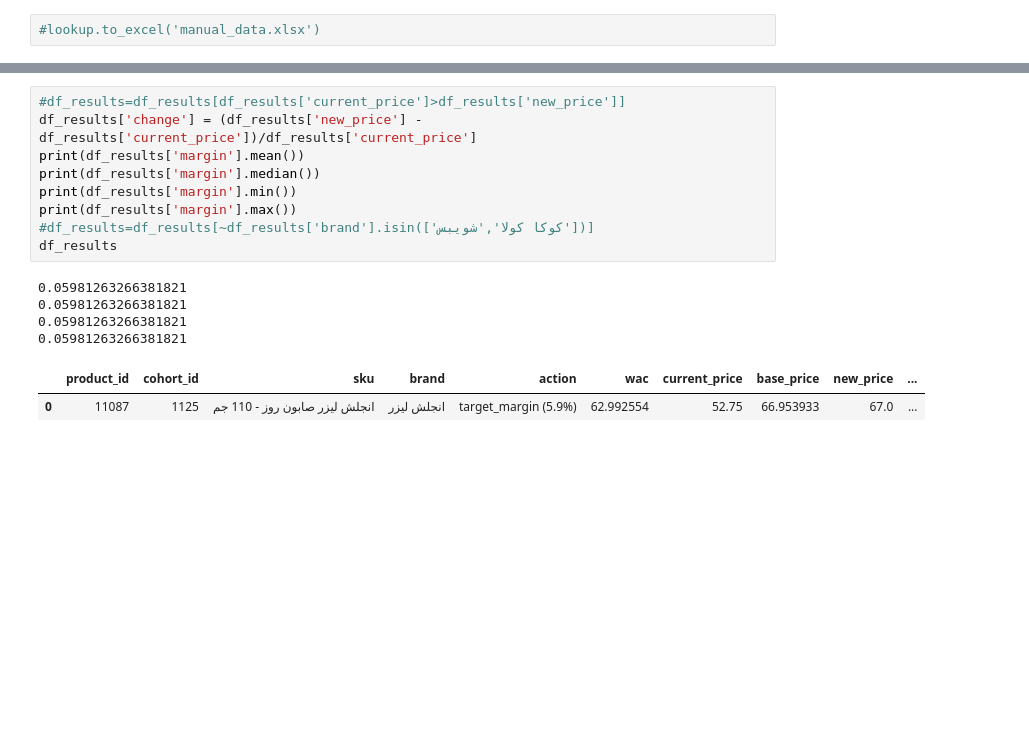
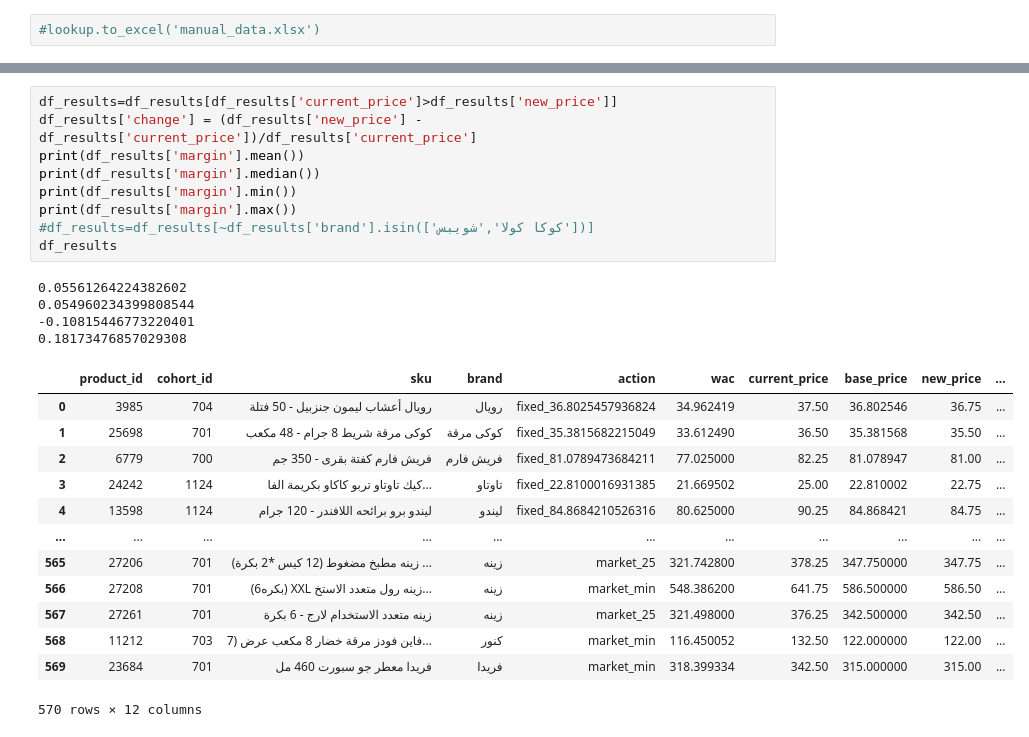
Before and after one commit to Maxab-Growth/Mustafa, a Jupyter notebook: manual_price_push.ipynb, the cells around one changed output, grey strips where cells are left out. Saved outputs shown, nothing was run; the diff lists cells and outputs as text; blank space fills up the shorter version.

```diff
--- a/manual_price_push.ipynb
+++ b/manual_price_push.ipynb
@@ -415,19 +993,30 @@ Results: 1 OK across 1 products × cohorts, 0 errors/skipped
 # %%
-#df_results=df_results[df_results['current_price']>df_results['new_price']]
+df_results=df_results[df_results['current_price']>df_results['new_price']]
 df_results['change'] = (df_results['new_price'] - df_results['current_price'])/df_results['current_price']
 print(df_results['margin'].mean())
 print(df_results['margin'].median())
 print(df_results['margin'].min())
 print(df_results['margin'].max())
 #df_results=df_results[~df_results['brand'].isin(['كوكا كولا','شويبس'])]
 df_results
 # %% [output]
-0.05981263266381821
-0.05981263266381821
-0.05981263266381821
-0.05981263266381821
+0.05561264224382602
+0.054960234399808544
+-0.10815446773220401
+0.18173476857029308
 |  | product_id | cohort_id | sku | brand | action | wac | current_price | base_price | new_price | ... |
-| 0 | 11087 | 1125 | انجلش ليزر صابون روز - 110 جم | انجلش ليزر | target_margin (5.9%) | 62.992554 | 52.75 | 66.953933 | 67.0 | ... |
+| 0 | 3985 | 704 | رويال أعشاب ليمون جنزبيل - 50 فتلة | رويال | fixed_36.8025457936824 | 34.962419 | 37.50 | 36.802546 | 36.75 | ... |
+| 1 | 25698 | 701 | كوكى مرقة شريط 8 جرام - 48 مكعب | كوكى مرقة | fixed_35.3815682215049 | 33.612490 | 36.50 | 35.381568 | 35.50 | ... |
+| 2 | 6779 | 700 | فريش فارم كفتة بقرى - 350 جم | فريش فارم | fixed_81.0789473684211 | 77.025000 | 82.25 | 81.078947 | 81.00 | ... |
+| 3 | 24242 | 1124 | كيك تاوتاو تربو كاكاو بكريمة الفا... | تاوتاو | fixed_22.8100016931385 | 21.669502 | 25.00 | 22.810002 | 22.75 | ... |
+| 4 | 13598 | 1124 | ليندو برو برائحه اللافندر - 120 جرام | ليندو | fixed_84.8684210526316 | 80.625000 | 90.25 | 84.868421 | 84.75 | ... |
+| ... | ... | ... | ... | ... | ... | ... | ... | ... | ... | ... |
+| 565 | 27206 | 701 | زينه مطبخ مضغوط (12 كيس *2 بكرة) ... | زينه | market_25 | 321.742800 | 378.25 | 347.750000 | 347.75 | ... |
+| 566 | 27208 | 701 | (6بكره) XXL زينه رول متعدد الاستخ... | زينه | market_min | 548.386200 | 641.75 | 586.500000 | 586.50 | ... |
+| 567 | 27261 | 701 | زينه متعدد الاستخدام لارج - 6 بكرة | زينه | market_25 | 321.498000 | 376.25 | 342.500000 | 342.50 | ... |
+| 568 | 11212 | 703 | فاين فودز مرقة خضار 8 مكعب عرض (7... | كنور | market_min | 116.450052 | 132.50 | 122.000000 | 122.00 | ... |
+| 569 | 23684 | 701 | فريدا معطر جو سبورت 460 مل | فريدا | market_min | 318.399334 | 342.50 | 315.000000 | 315.00 | ... |
+570 rows × 12 columns
 # %%
 mona_query = '''
 with base as (
```
Also changed, not shown: parts of 10 cells of this notebook, 7 other files.
